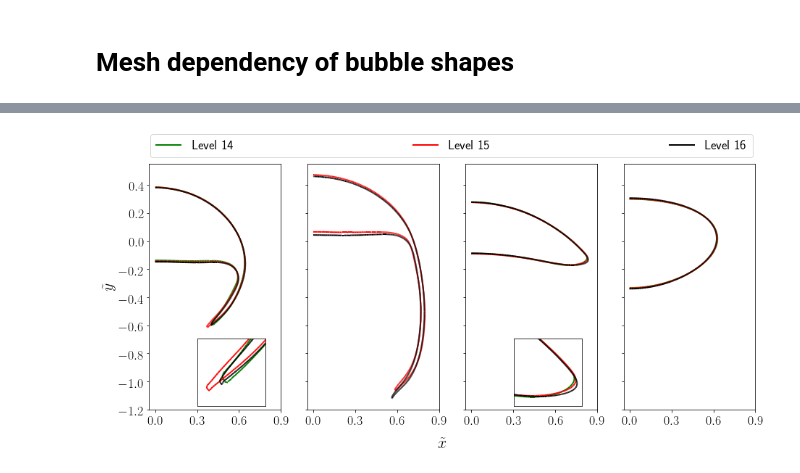
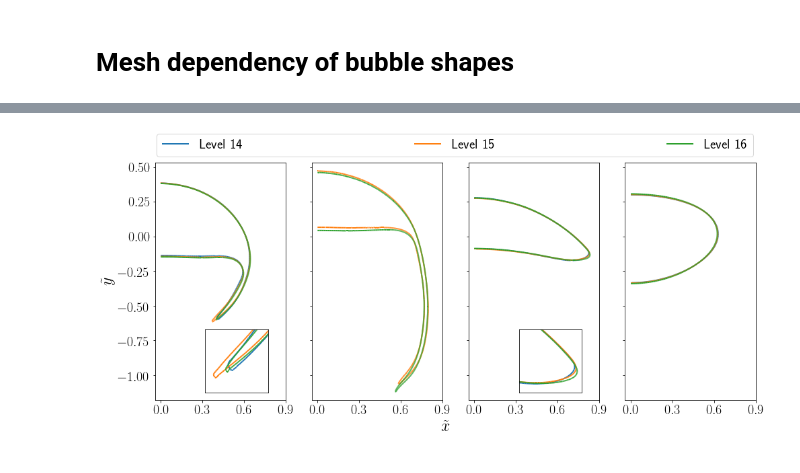
Before and after one commit to AndreWeiner/phd_notebooks, a Jupyter notebook: notebooks/basilisk_2D_mesh_dependency.ipynb, the cells around one changed output, grey strips where cells are left out. Saved outputs shown, nothing was run; the diff lists cells and outputs as text; code cells hidden in the pictures.

```diff
--- a/notebooks/basilisk_2D_mesh_dependency.ipynb
+++ b/notebooks/basilisk_2D_mesh_dependency.ipynb
@@ -127,8 +41,0 @@ def read_shape(path, iteration):
-# %%
-# some general parameters for plotting
-import matplotlib.pyplot as plt
-from matplotlib import rc
-rc('text', usetex=True)
-line_width = 2.0
-fontsize_ticks = 18.0
-fontsize_labels = 22.0
@@ -521,84 +412,72 @@ water_05_l16 [53264, 10.99989675, 657.81788730651, 29.98171945]
+# %%
+# organize points in PLIC facets and transform to local reference frame
+def assemble_facets(name, time):
+    row = log_files[name].find_closest("time", time)
+    path_shape = data_path + name + "/plic_clean/plic_{:06d}.pkl".format(row.index.values[0]*10)
+    with open(path_shape, 'rb') as file:
+        shape = pickle.load(file).drop("element", axis=1)
+    facets = []
+    for j in range(0, len(shape.px.values)-1, 2):
+        facets.append([(shape.py.values[j], shape.px.values[j]-row.x.values),
+                       (shape.py.values[j+1], shape.px.values[j+1]-row.x.values)])
+    return facets
 # %%
 from matplotlib import collections  as mc
 from copy import copy
-fig, (ax1, ax2, ax3, ax4) = plt.subplots(1, 4, figsize=(15, 6.5), sharey=True, sharex=True)
 
-line_styles = ['-', '-', '-']
-line_color = ["green", "red", "black"]
+fig, (ax1, ax2, ax3, ax4) = plt.subplots(1, 4, figsize=(figure_width, 6.5), sharey=True, sharex=True)
+
+line_color = ["C0", "C1", "C2"]
 labels = ['Level 14', 'Level 15', 'Level 16']
-line_width = [2, 2, 2]
-alpha = [1.0, 1.0, 1.0]
-line_legend = []
+line_scale = 0.66
+
+lines = [] # lines to appear in legend
 
 # first plot: bhaga_02
 ax1_zoom = plt.axes([0.13, 0.15, 0.2, 0.2], xticks=[], yticks=[], xlim=[0.35, 0.5], ylim=[-0.65, -0.5])
 ax1_zoom.set_aspect('equal')
 for i, name in enumerate(["bhaga_02_l14", "bhaga_02_l15", "bhaga_02_l16"]):
-    it, _, _, x = shape_info[name]
-    px, py = read_shape("./data/"+name, it*10)
-    lines = []
-    for j in range(0, len(px)-1, 2):
-        lines.append([(py[j], px[j]-x), (py[j+1], px[j+1]-x)])
-    lc = mc.LineCollection(lines, colors=line_color[i], linewidths=line_width[i],
-                           linestyle=line_styles[i], label=labels[i], alpha=alpha[i])
-    line_legend.append(lc)
+    facets = assemble_facets(name, 30)
+    lc = mc.LineCollection(facets, colors=line_color[i], linewidths=line_width*line_scale,
+                           linestyle="-", label=labels[i])
+    lines.append(lc)
     lcc = copy(lc)
     ax1.add_collection(lc)
-    ax1.autoscale()
     ax1_zoom.add_collection(lcc)
-
 
 # second plot: bhaga_04
 for i, name in enumerate(["bhaga_04_l15", "bhaga_04_l16"]):
-    it, _, _, x = shape_info[name]
-    px, py = read_shape("./data/"+name, it*10)
-    lines = []
-    for j in range(0, len(px)-1, 2):
-        lines.append([(py[j], px[j]-x), (py[j+1], px[j+1]-x)])
-    lc = mc.LineCollection(lines, colors=line_color[i+1], linewidths=line_width[i+1],
-                           linestyle=line_styles[i+1], alpha=alpha[i+1])
+    facets = assemble_facets(name, 20)
+    lc = mc.LineCollection(facets, colors=line_color[i+1], linewidths=line_width*line_scale, linestyle="-")
     ax2.add_collection(lc)
-    ax2.autoscale()
 
 # third plot: bhaga_03
 ax3_zoom = plt.axes([0.535, 0.15, 0.2, 0.2], xticks=[], yticks=[], xlim=[0.65, 0.85], ylim=[-0.2, 0.0])
 ax3_zoom.set_aspect('equal')
 for i, name in enumerate(["bhaga_03_l14", "bhaga_03_l15", "bhaga_03_l16"]):
-    it, _, _, x = shape_info[name]
-    px, py = read_shape("./data/"+name, it*10)
-    lines = []
-    for j in range(0, len(px)-1, 2):
-        lines.append([(py[j], px[j]-x), (py[j+1], px[j+1]-x)])
-    lc = mc.LineCollection(lines, colors=line_color[i], linewidths=line_width[i],
-                           linestyle=line_styles[i], alpha=alpha[i])
+    facets = assemble_facets(name, 30)
+    lc = mc.LineCollection(facets, colors=line_color[i], linewidths=line_width*line_scale, linestyle="-")
     lcc = copy(lc)
     ax3.add_collection(lc)
-    ax3.autoscale()
     ax3_zoom.add_collection(lcc)
 
 # fourth plot: water_05
 for i, name in enumerate(["water_05_l14", "water_05_l15", "water_05_l16"]):
-    it, _, _, x = shape_info[name]
-    px, py = read_shape("./data/"+name, it*10)
-    lines = []
-    for j in range(0, len(px)-1, 2):
-        lines.append([(py[j], px[j]-x), (py[j+1], px[j+1]-x)])
-    lc = mc.LineCollection(lines, colors=line_color[i], linewidths=line_width[i],
-                           linestyle=line_styles[i], alpha=alpha[i])
+    facets = assemble_facets(name, 11)
+    lc = mc.LineCollection(facets, colors=line_color[i], linewidths=line_width*line_scale, linestyle="-")
     ax4.add_collection(lc)
     ax4.autoscale()
 
 for ax in [ax1, ax2, ax3, ax4]:
     ax.set_aspect('equal')
-    ax.tick_params(labelsize=fontsize_ticks)
+    ax.tick_params(labelsize=fontsize_tick)
     ax.set_xticks([0.0, 0.3, 0.6, 0.9])
 
-fig.text(0.5, 0.04, r"$\tilde{x}$", ha='center', va='center', fontsize=fontsize_labels)
-ax1.set_ylabel(r"$\tilde{y}$", fontsize=fontsize_labels)
-ax1.legend(handles=line_legend, bbox_to_anchor=(0., 1.02, 4.59, .102), loc=3,
-           ncol=3, mode="expand", borderaxespad=0.1, fontsize=fontsize_ticks)
+fig.text(0.5, 0.04, r"$\tilde{x}$", ha='center', va='center', fontsize=fontsize_label)
+ax1.set_ylabel(r"$\tilde{y}$", fontsize=fontsize_label)
+ax1.legend(handles=lines, bbox_to_anchor=(0., 1.02, 4.59, .102), loc=3,
+           ncol=3, mode="expand", borderaxespad=0.1, fontsize=fontsize_tick)
 
-plt.savefig("shapes.pdf", bbox_inches='tight')
-plt.show()
+savefig("shapes_l14_l15_l16")
 # %% [output]
-[figure, old version]
+[figure, new version]
```
Also changed, not shown: parts of 21 cells of this notebook, 4 other files.
